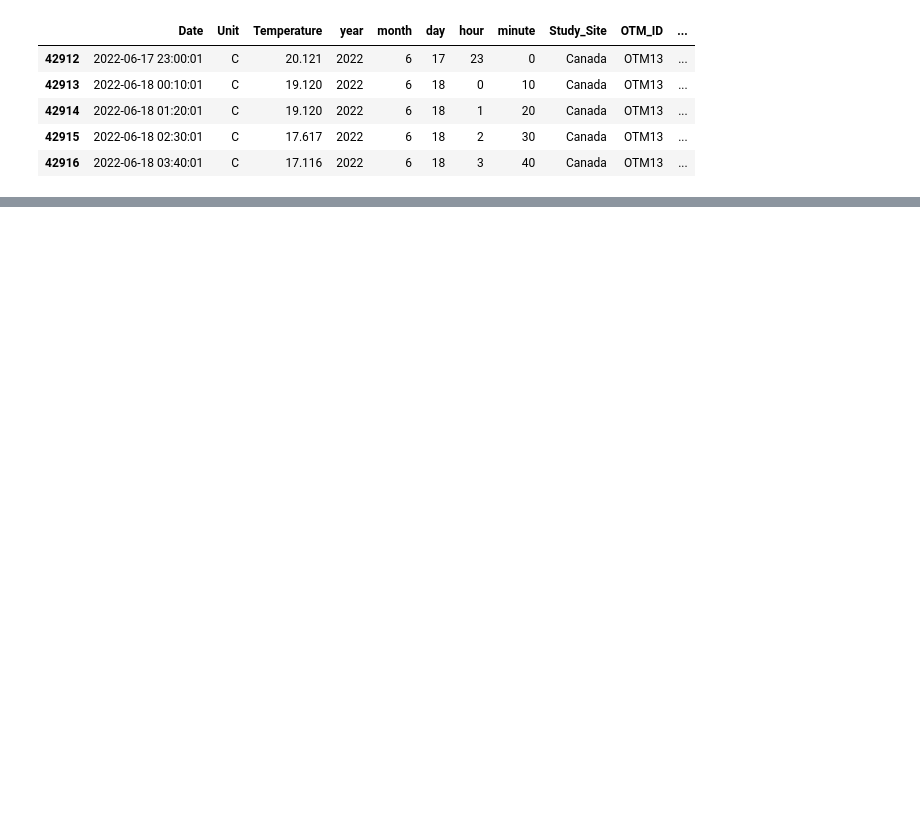
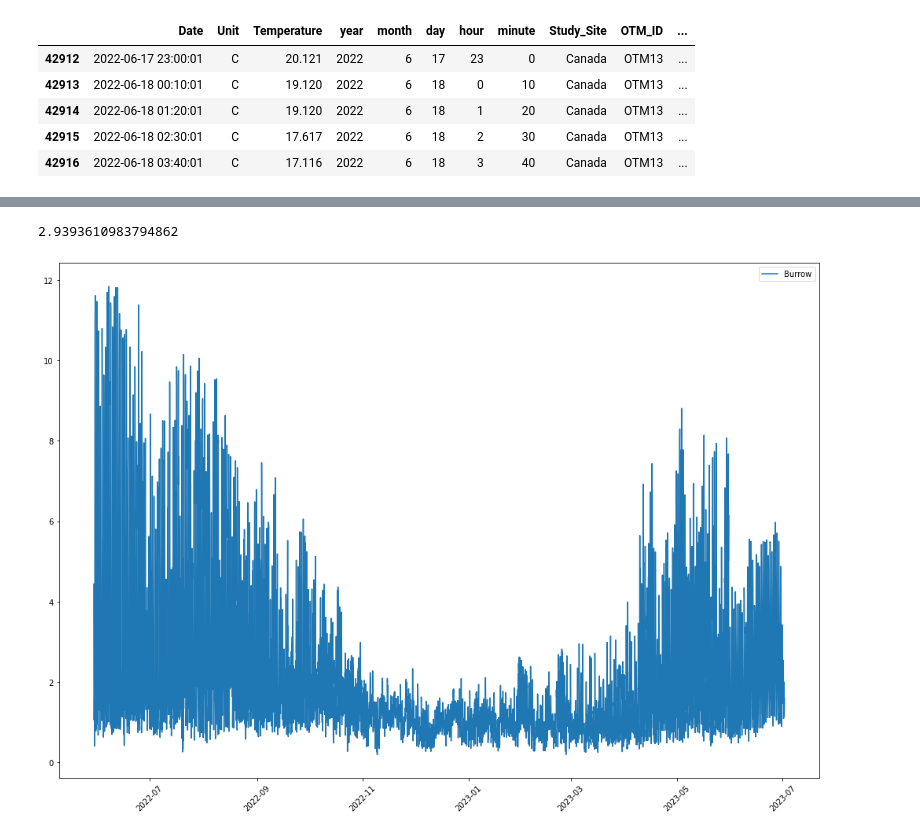
Before and after one commit to michaelremington2/therma_sim, a Jupyter notebook: src/therma_sim/get_data.ipynb, the cells around one changed output, grey strips where cells are left out. Saved outputs shown, nothing was run; the diff lists cells and outputs as text; code cells hidden in the pictures; blank space fills up the shorter version.

```diff
--- a/src/therma_sim/get_data.ipynb
+++ b/src/therma_sim/get_data.ipynb
@@ -103,0 +139,19 @@ plt.show()
+# %%
+filtered_df['Burrow_stddev_Temperature'].quantile(.75)
+
+#0.891
+#2.939
+# %% [output]
+2.9393610983794862
+# %%
+plt.figure(figsize=(14, 10))
+#plt.plot(filtered_df['DateTime'], filtered_df['Open_stddev_Temperature'], label='Open')
+plt.plot(filtered_df['DateTime'], filtered_df['Burrow_stddev_Temperature'], label='Burrow')
+#plt.plot(filtered_df['DateTime'], filtered_df['Shrub_stddev_Temperature'], label='Shrub')
+plt.xticks(rotation=45)
+plt.tight_layout()
+plt.legend()
+
+plt.show()
+# %% [output]
+[figure, added]
```
Also changed, not shown: parts of 13 cells of this notebook, 1 other file.
